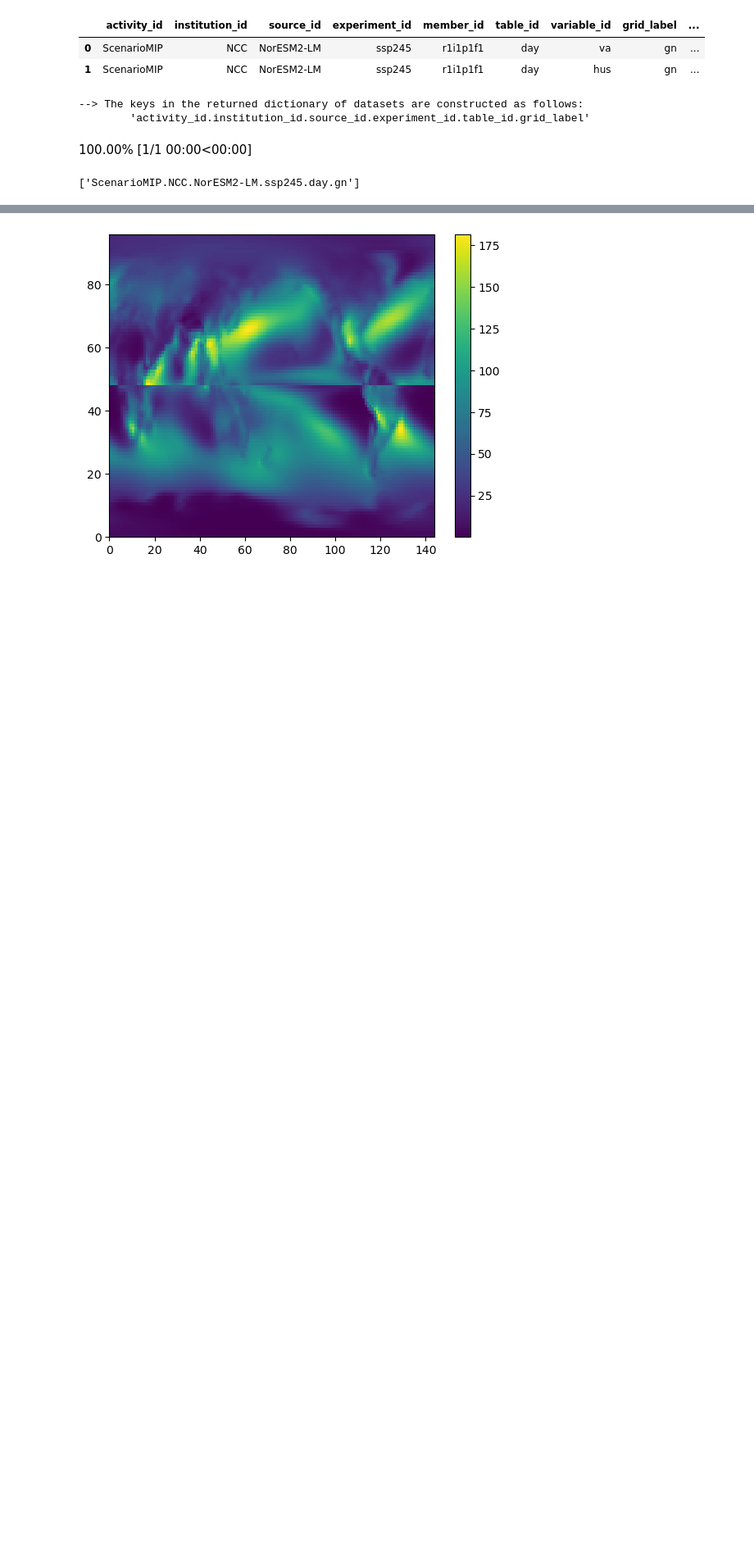
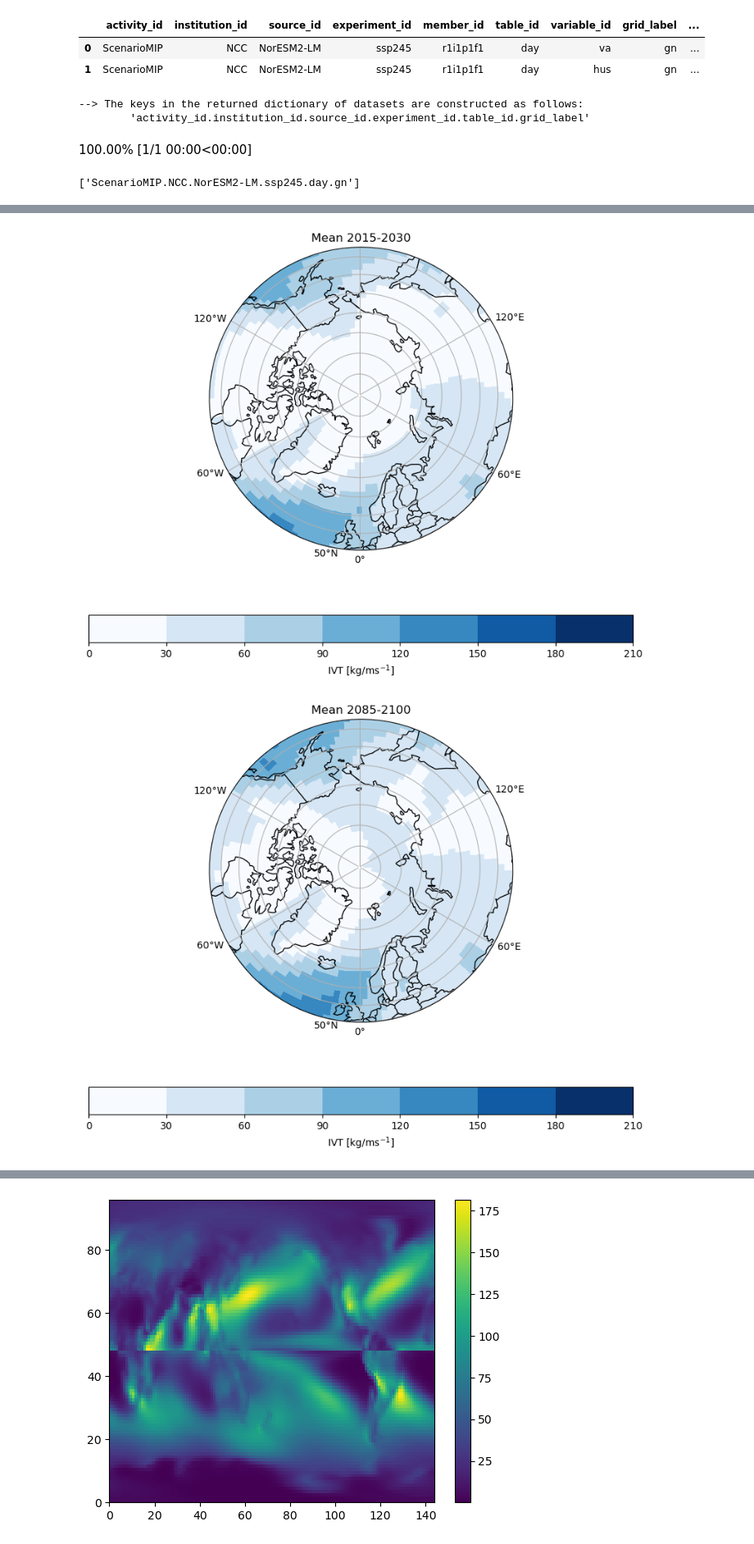
Before and after one commit to eScience-course/Tjaernoe2022-group5, a Jupyter notebook: notebooks/Julia/compute_ivt.ipynb, the cells around one changed output, grey strips where cells are left out. Shown at 82% size. Cells and saved outputs as stored; diff of their text form; code cells hidden in the pictures; blank space fills up the shorter version.

```diff
--- a/notebooks/Julia/compute_ivt.ipynb
+++ b/notebooks/Julia/compute_ivt.ipynb
@@ -210,8 +223,11 @@ def ds_polar_plot(dset, c_lat =90.0, cmap = 'Blues', title = ' ' , lat_cut = 50,
     if save:
         plt.savefig(os.path.join(fig_dir,save), facecolor = 'white')
 # %%
-#ds_polar_plot(ssp2_1_ivt.mean(dim='time'), title = 'Mean 2015-2030')
-#ds_polar_plot(ssp2_2_ivt.mean(dim='time'), title = 'Mean 2085-2100')
+ds_polar_plot(ssp2_1_ivt.mean(dim='time'), title = 'Mean 2015-2030')
+ds_polar_plot(ssp2_2_ivt.mean(dim='time'), title = 'Mean 2085-2100')
+# %% [output]
+[figure, added]
+[figure, added]
 # %%
 clim_diff_ssp2 = ssp2_2_ivt.mean(dim='time')-ssp2_1_ivt.mean(dim='time')
 ds_polar_plot(clim_diff_ssp2, title = 'Change from early to late century', cmap='RdBu', lat_cut=50)
```
Also changed, not shown: parts of 4 cells of this notebook.
